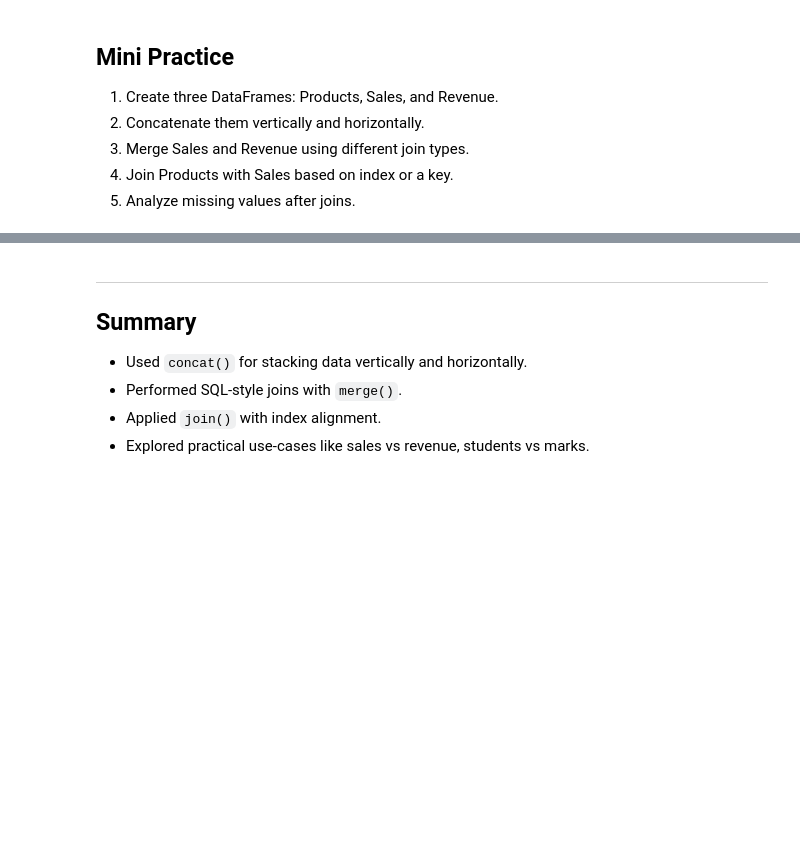
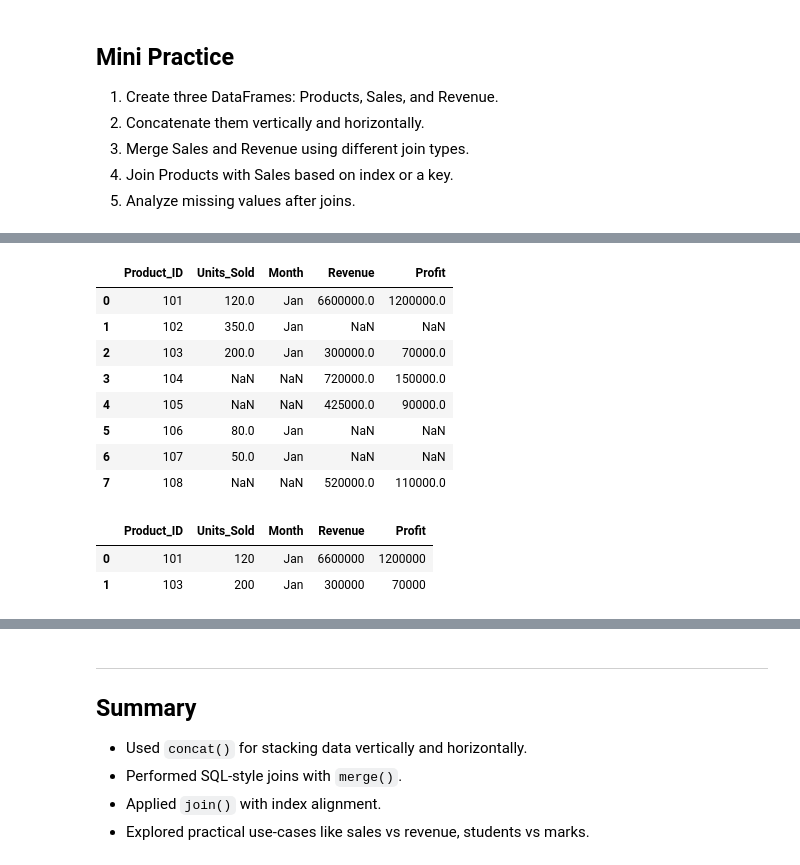
Before and after one commit to DhruvPanchal0312/Data-Science-and-Analysis-With-GenAI, a Jupyter notebook: PANDAS/SHERIYANS Pandas/Pandas_class7.ipynb, the cells around one changed output, grey strips where cells are left out. Saved outputs shown, nothing was run; the diff lists cells and outputs as text; code cells hidden in the pictures; blank space fills up the shorter version.

```diff
--- a/PANDAS/SHERIYANS Pandas/Pandas_class7.ipynb
+++ b/PANDAS/SHERIYANS Pandas/Pandas_class7.ipynb
@@ -175,0 +271,18 @@ pd.merge(df4, df1, on="Product_ID",how="outer") #it inlcludes the whole both tab
+# %%
+pd.merge(sales,revenue, how= "outer")
+# %% [output]
+|  | Product_ID | Units_Sold | Month | Revenue | Profit |
+| 0 | 101 | 120.0 | Jan | 6600000.0 | 1200000.0 |
+| 1 | 102 | 350.0 | Jan | NaN | NaN |
+| 2 | 103 | 200.0 | Jan | 300000.0 | 70000.0 |
+| 3 | 104 | NaN | NaN | 720000.0 | 150000.0 |
+| 4 | 105 | NaN | NaN | 425000.0 | 90000.0 |
+| 5 | 106 | 80.0 | Jan | NaN | NaN |
+| 6 | 107 | 50.0 | Jan | NaN | NaN |
+| 7 | 108 | NaN | NaN | 520000.0 | 110000.0 |
+# %%
+pd.merge(sales,revenue, how= "inner")
+# %% [output]
+|  | Product_ID | Units_Sold | Month | Revenue | Profit |
+| 0 | 101 | 120 | Jan | 6600000 | 1200000 |
+| 1 | 103 | 200 | Jan | 300000 | 70000 |
```
Also changed, not shown: parts of 9 cells of this notebook.
